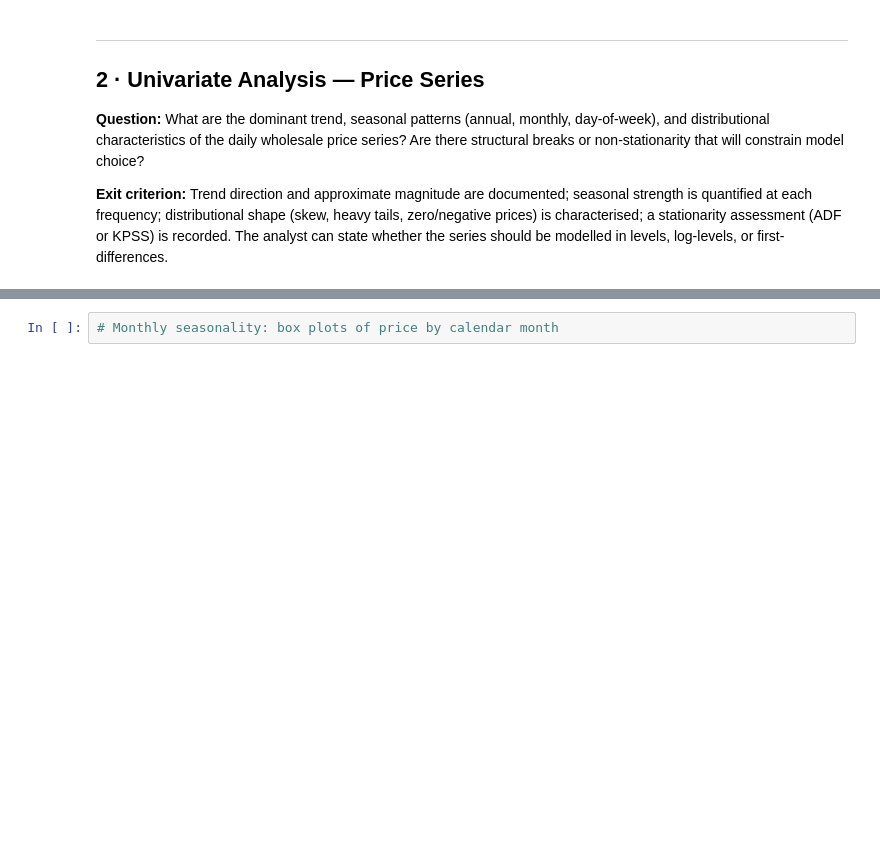
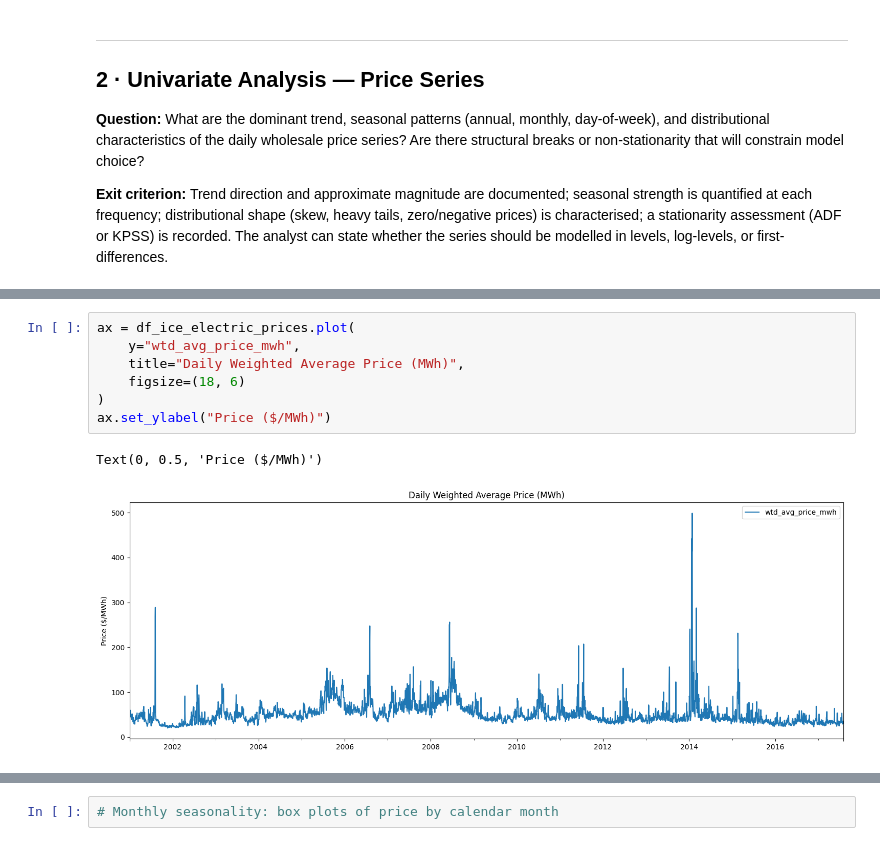
Before and after one commit to danmarktyson/pjm-energy-forecast-for-decisions, a Jupyter notebook: notebooks/01_eda.ipynb, the cells around one changed output, grey strips where cells are left out. Cells and saved outputs as stored; diff of their text form; blank space fills up the shorter version.

```diff
--- a/notebooks/01_eda.ipynb
+++ b/notebooks/01_eda.ipynb
@@ -205,0 +219,10 @@ Index: []
+# %%
+ax = df_ice_electric_prices.plot(
+    y="wtd_avg_price_mwh",
+    title="Daily Weighted Average Price (MWh)",
+    figsize=(18, 6)
+)
+ax.set_ylabel("Price ($/MWh)")
+# %% [output]
+Text(0, 0.5, 'Price ($/MWh)')
+[figure, added]
```
Also changed, not shown: parts of 12 cells of this notebook, 2 other files.
